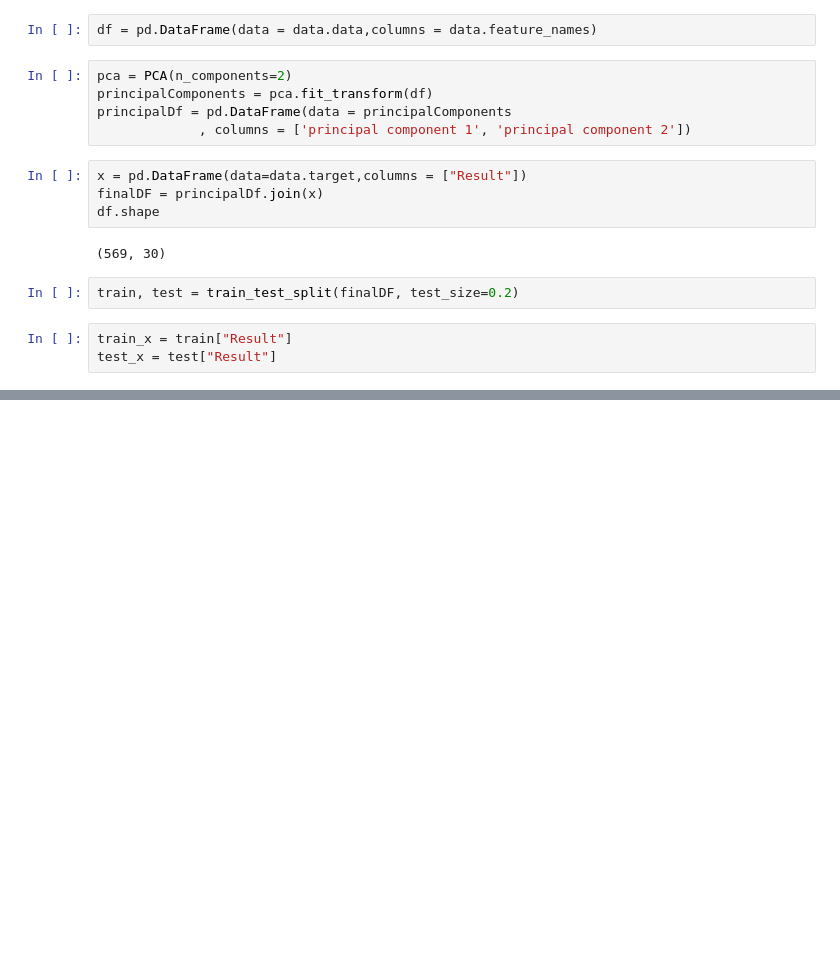
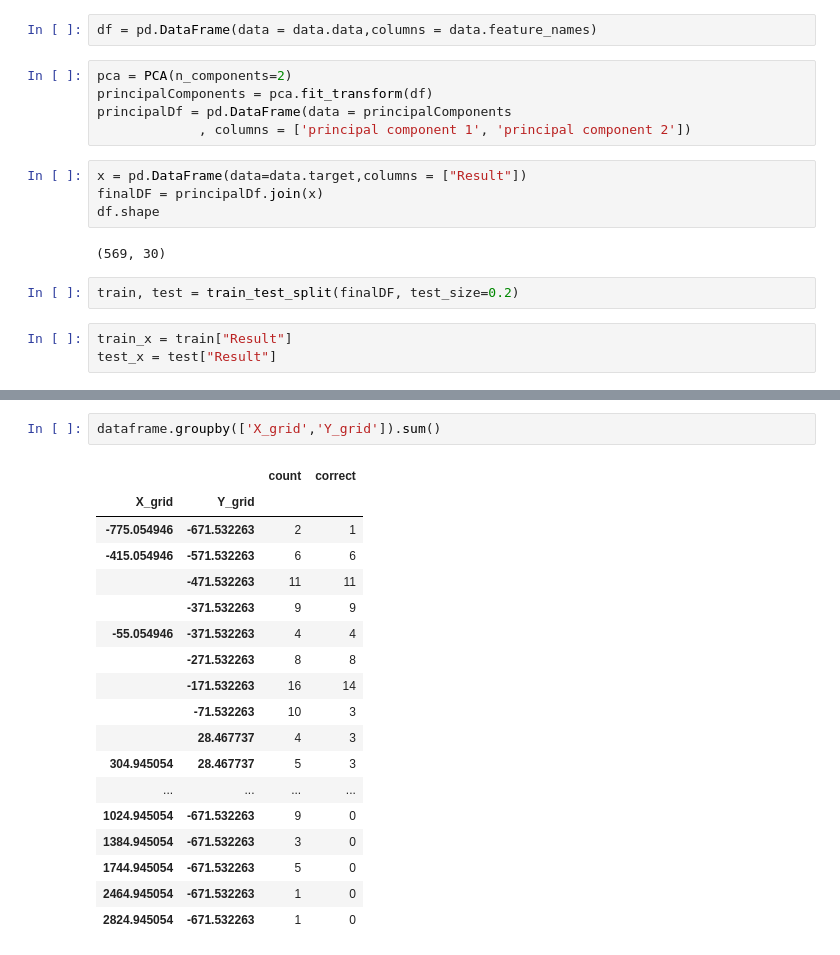
Before and after one commit to apoorva-sh/zodiac-experiments, a Jupyter notebook: experiments.ipynb, the cells around one changed output, grey strips where cells are left out. Saved outputs shown, nothing was run; the diff lists cells and outputs as text; blank space fills up the shorter version.

```diff
--- a/experiments.ipynb
+++ b/experiments.ipynb
@@ -67,0 +263,21 @@ ax.grid()
+# %%
+dataframe.groupby(['X_grid','Y_grid']).sum()
+# %% [output]
+|  |  | count | correct |
+| X_grid | Y_grid |  |  |
+| -775.054946 | -671.532263 | 2 | 1 |
+| -415.054946 | -571.532263 | 6 | 6 |
+|  | -471.532263 | 11 | 11 |
+|  | -371.532263 | 9 | 9 |
+| -55.054946 | -371.532263 | 4 | 4 |
+|  | -271.532263 | 8 | 8 |
+|  | -171.532263 | 16 | 14 |
+|  | -71.532263 | 10 | 3 |
+|  | 28.467737 | 4 | 3 |
+| 304.945054 | 28.467737 | 5 | 3 |
+| ... | ... | ... | ... |
+| 1024.945054 | -671.532263 | 9 | 0 |
+| 1384.945054 | -671.532263 | 3 | 0 |
+| 1744.945054 | -671.532263 | 5 | 0 |
+| 2464.945054 | -671.532263 | 1 | 0 |
+| 2824.945054 | -671.532263 | 1 | 0 |
```
Also changed, not shown: parts of 24 cells of this notebook.
